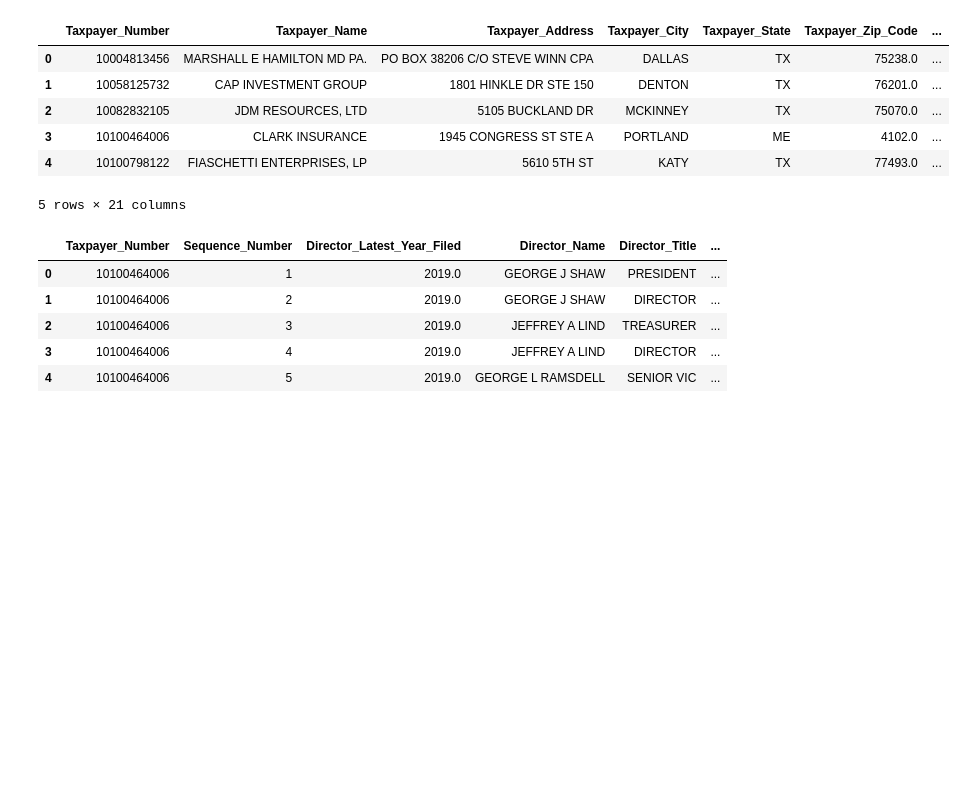
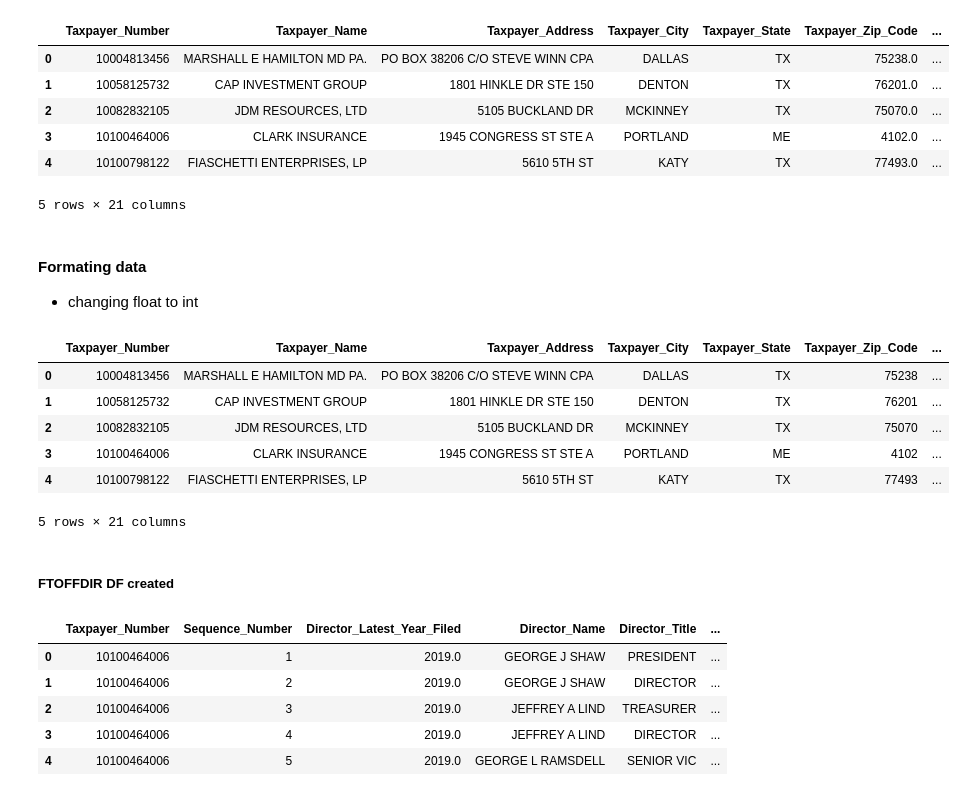
Before and after one commit to jmitterh/Project_3_Potential_Marketing, a Jupyter notebook: CRE_Marketing_Data/HotelTaxPayerData.ipynb, the cells around one changed output. Cells and saved outputs as stored; diff of their text form; code cells hidden in the pictures; blank space fills up the shorter version.

Commit message:
updated ipynb, formated some of the columns to show code names

```diff
--- a/CRE_Marketing_Data/HotelTaxPayerData.ipynb
+++ b/CRE_Marketing_Data/HotelTaxPayerData.ipynb
@@ -80,7 +81,7 @@ stact_head = ['Taxpayer_Number',
               'Taxpayer_Address',
               'Taxpayer_City',
               'Taxpayer_State',
-              'Taxpayer_Zip Code',
+              'Taxpayer_Zip_Code',
               'Taxpayer_County_Code',
               'Taxpayer_Phone_Number',
               'Taxpayer_Organizational_Type',
@@ -270,6 +427,24 @@ df_ftact.head()
 | 3 | 10100464006 | CLARK INSURANCE | 1945 CONGRESS ST STE A | PORTLAND | ME | 4102.0 | ... |
 | 4 | 10100798122 | FIASCHETTI ENTERPRISES, LP | 5610 5TH ST | KATY | TX | 77493.0 | ... |
 5 rows × 21 columns
+# %% [markdown]
+#### Formating data
+* changing float to int
+# %%
+df_ftact['Taxpayer_Zip_Code'] = df_ftact['Taxpayer_Zip_Code'].fillna(0)
+df_ftact['Taxpayer_Zip_Code'] = df_ftact['Taxpayer_Zip_Code'].astype(np.int64)
+df_ftact = df_ftact[df_ftact['Taxpayer_Zip_Code']!=0]
+df_ftact.head()
+# %% [output]
+|  | Taxpayer_Number | Taxpayer_Name | Taxpayer_Address | Taxpayer_City | Taxpayer_State | Taxpayer_Zip_Code | ... |
+| 0 | 10004813456 | MARSHALL E HAMILTON MD PA. | PO BOX 38206 C/O STEVE WINN CPA | DALLAS | TX | 75238 | ... |
+| 1 | 10058125732 | CAP INVESTMENT GROUP | 1801 HINKLE DR STE 150 | DENTON | TX | 76201 | ... |
+| 2 | 10082832105 | JDM RESOURCES, LTD | 5105 BUCKLAND DR | MCKINNEY | TX | 75070 | ... |
+| 3 | 10100464006 | CLARK INSURANCE | 1945 CONGRESS ST STE A | PORTLAND | ME | 4102 | ... |
+| 4 | 10100798122 | FIASCHETTI ENTERPRISES, LP | 5610 5TH ST | KATY | TX | 77493 | ... |
+5 rows × 21 columns
+# %% [markdown]
+##### FTOFFDIR DF created
 # %%
 df_ftoffdir.head()
 # %% [output]
```
Also changed, not shown: parts of 18 cells of this notebook.
